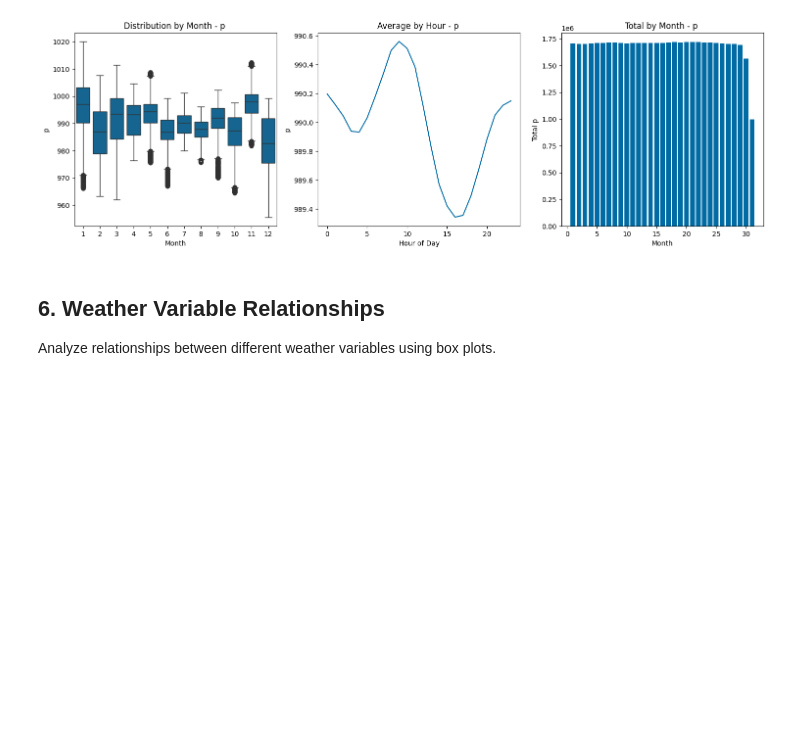
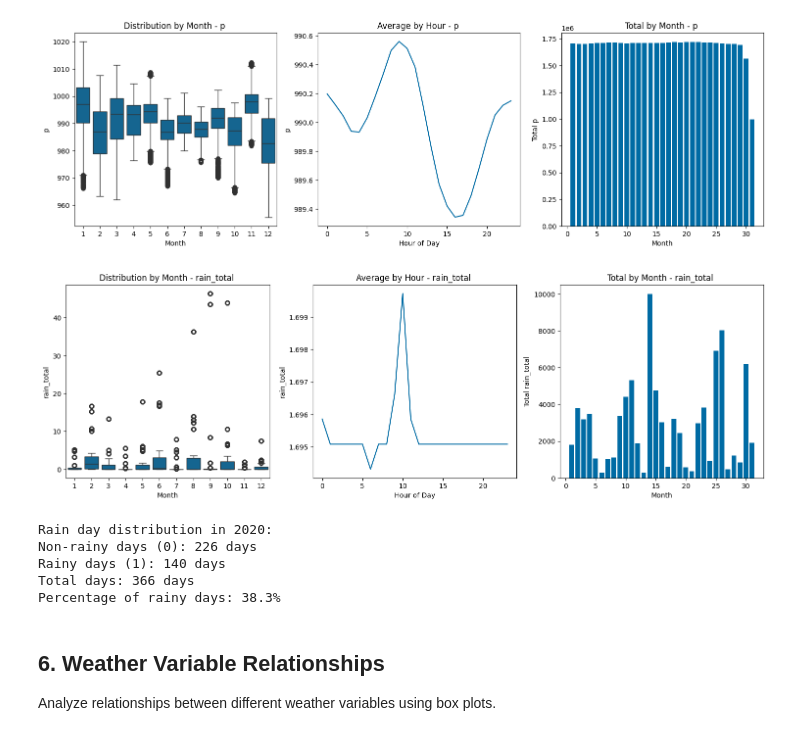
Before and after one commit to pelabdang/weather-forecasting-timeseries, a Jupyter notebook: notebooks/exploratory/02_data_analysis.ipynb, the cells around one changed output. Drawn from its saved outputs; the diff is of its cells as text; code cells hidden in the pictures; blank space fills up the shorter version.

```diff
--- a/notebooks/exploratory/02_data_analysis.ipynb
+++ b/notebooks/exploratory/02_data_analysis.ipynb
@@ -175,6 +175,25 @@ utils._plot_weather_patterns(data_2020, "p")
 [figure]
 [figure]
 [figure]
+# %%
+# Pressure patterns
+utils._plot_weather_patterns(data_2020, "rain_total")
+# %% [output]
+[figure, added]
+# %%
+# Count rainy vs non-rainy days in 2020
+rain_day_counts = data_2020.resample('D')['rain_day'].first().value_counts()
+print("Rain day distribution in 2020:")
+print(f"Non-rainy days (0): {rain_day_counts[0]} days")
+print(f"Rainy days (1): {rain_day_counts[1]} days")
+print(f"Total days: {rain_day_counts.sum()} days")
+print(f"Percentage of rainy days: {rain_day_counts[1]/rain_day_counts.sum()*100:.1f}%")
+# %% [output]
+Rain day distribution in 2020:
+Non-rainy days (0): 226 days
+Rainy days (1): 140 days
+Total days: 366 days
+Percentage of rainy days: 38.3%
 # %% [markdown]
 ## 6. Weather Variable Relationships
 
```
Also changed, not shown: parts of 1 cell of this notebook, 8 other files.
